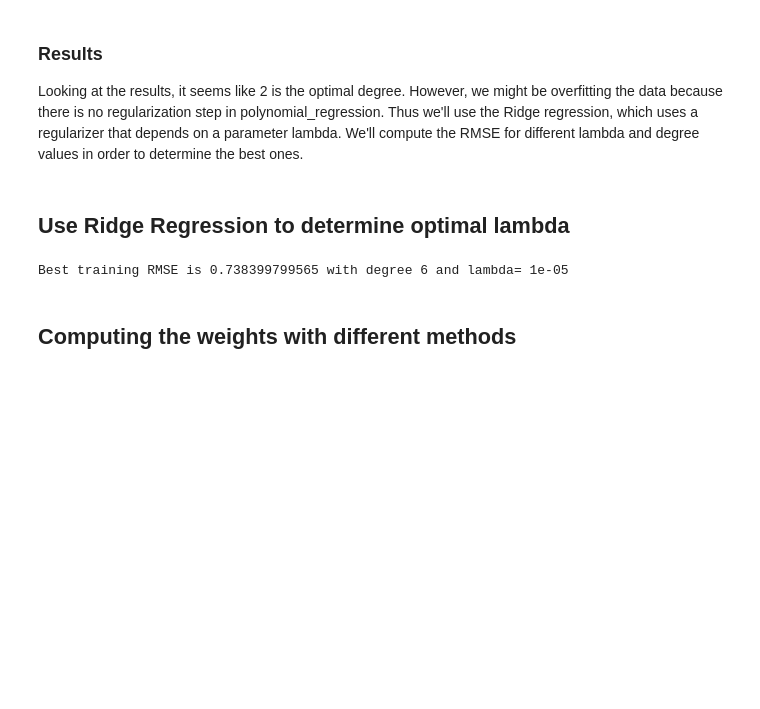
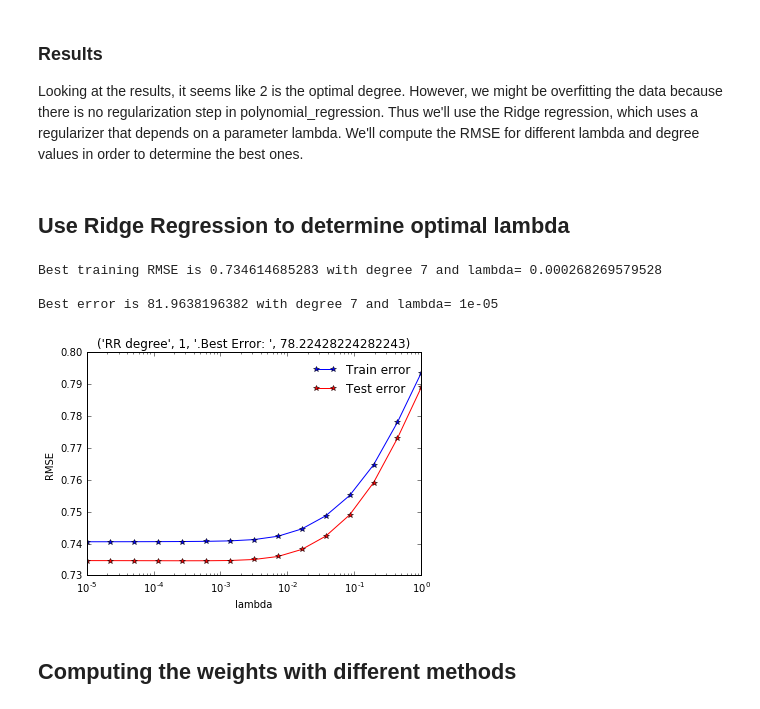
Before and after one commit to rbsteinm/Higgs-Boson-Machine-Learning-Challenge, a Jupyter notebook: project1.ipynb, the cells around one changed output. Saved outputs shown, nothing was run; the diff lists cells and outputs as text; code cells hidden in the pictures; blank space fills up the shorter version.

```diff
--- a/project1.ipynb
+++ b/project1.ipynb
@@ -366,49 +366,74 @@ def ridge_regression_demo(x, y, ratio, seed):
     function of lambda in order to determine the best lambda value"""
     # define parameter
     lambdas = np.logspace(-5, 0, 15)
-    degrees = [1, 2, 3, 4, 5, 6]
+    degrees = [7]
 
     # split the data, and return train and test data:
     x_tr, y_tr, x_te, y_te = split_data(x, y, ratio, seed)
 
     #calculate test/train RMSE for each lambda and store them in lists
     rmse_list_tr = np.empty([len(degrees), len(lambdas)])
     rmse_list_te = np.empty([len(degrees), len(lambdas)])
-    optimal_weights = np.empty([np.shape(tX)[1]])
+    errors = np.empty([len(degrees), len(lambdas)])
+    optimal_weights_err = np.empty([np.shape(tX)[1]])
+    optimal_weights_rmse_te = np.empty([np.shape(tX)[1]])
+    best_err = 10e10
     best_RMSE = 10e10
     for i, degree in enumerate(degrees):
         # for each lambda, store the best RMSE and the degree that generated it
         for j, lambd in enumerate(lambdas):
             # compute polynomial basis from given degree
             poly_basis_tr = build_poly(x_tr, degree)
             poly_basis_te = build_poly(x_te, degree)
             # compute training and testing (R)MSE for current lambda/degree
             w_tr, mse_tr = ridge_regression(y_tr, poly_basis_tr,lambd)
             mse_te = compute_loss(y_te, poly_basis_te, w_tr)
             rmse_tr = np.sqrt(2*mse_tr)
             rmse_te = np.sqrt(2*mse_te)
+            err = error(y_te,predict_labels(w_tr,poly_basis_te))
             #print("Training RMSE for lambda =", lambd, "and degree", degree, ":", rmse_tr, "\n")
             #print("Testing RMSE for lambda =", lambd, "and degree", degree, ":", rmse_te, "\n")
+            #print("error for lambda = ", lambd, "and degree", degree, ":", err)
             # Store RMSEs in arrays
             rmse_list_tr[i][j] = rmse_tr
             rmse_list_te[i][j] = rmse_te
-            # we do this to get optimal weights
-            if(best_RMSE > rmse_tr):
-                best_RMSE = rmse_tr
-                optimal_weights = w_tr
+            errors[i][j] = err
+            # we do this to get optimal weights according to the error
+            if(best_err < err):
+                best_err = err
+                optimal_weights_err = w_tr
+            # get the optimal weights according to the testing rmse
+            if(best_RMSE > rmse_te):
+                best_RMSE = rmse_te
+                optimal_weights_rmse_te = w_tr
+        # plot figures
+        plt.figure(i)
+        plot_train_test(rmse_list_tr[i, :], rmse_list_te[i, :], lambdas, degree)
+        # TODO we need to compute the error for each (d, lambda) value, store all in array and print best for each degree
+        err = error(y_te,predict_labels(w_tr,poly_basis_te))
+        plt.title(("RR degree", i+1, ".Best Error: ", err))
 
     # get best degree, lambda, RMSE
-    degree_index_tr, lambd_index_tr = np.where(rmse_list_tr == rmse_list_tr.min())
-    degree_index_tr, lambd_index_tr = (degree_index_tr[0],lambd_index_tr[0])
-    best_rmse_tr = rmse_list_tr[degree_index_tr][lambd_index_tr]
-    print("Best training RMSE is", best_rmse_tr, "with degree", degrees[degree_index_tr], "and lambda=", lambdas[lambd_index_tr], "\n")
-    return optimal_weights, best_RMSE
+    degree_index_te, lambd_index_te = np.where(rmse_list_te == rmse_list_te.min())
+    degree_index_te, lambd_index_te = (degree_index_te[0],lambd_index_te[0])
+    best_rmse_te = rmse_list_te[degree_index_te][lambd_index_te]
+    print("Best training RMSE is", best_rmse_te, "with degree", degrees[degree_index_te], "and lambda=", lambdas[lambd_index_te], "\n")
+    # get best degree and lambda according to the error
+    degree_index_err, lambd_index_err = np.where(errors == errors.max())
+    degree_index_err, lambd_index_err = (degree_index_err[0],lambd_index_err[0])
+    best_err = errors[degree_index_err][lambd_index_err]
+    print("Best error is", best_err, "with degree", degrees[degree_index_err], "and lambda=", lambdas[lambd_index_err], "\n")
+    #return optimal_weights, best_RMSE
+    return optimal_weights_rmse_te, best_rmse_te
 
-seed = 1
+seed = 2
 split_ratio = 0.8
 w, loss = ridge_regression_demo(tX, y, split_ratio, seed)
 # %% [output]
-Best training RMSE is 0.738399799565 with degree 6 and lambda= 1e-05
+Best training RMSE is 0.734614685283 with degree 7 and lambda= 0.000268269579528
+
+Best error is 81.9638196382 with degree 7 and lambda= 1e-05
+[figure, added]
 # %% [markdown]
 ## Computing the weights with different methods
 # %%
```
Also changed, not shown: 1 other file.
